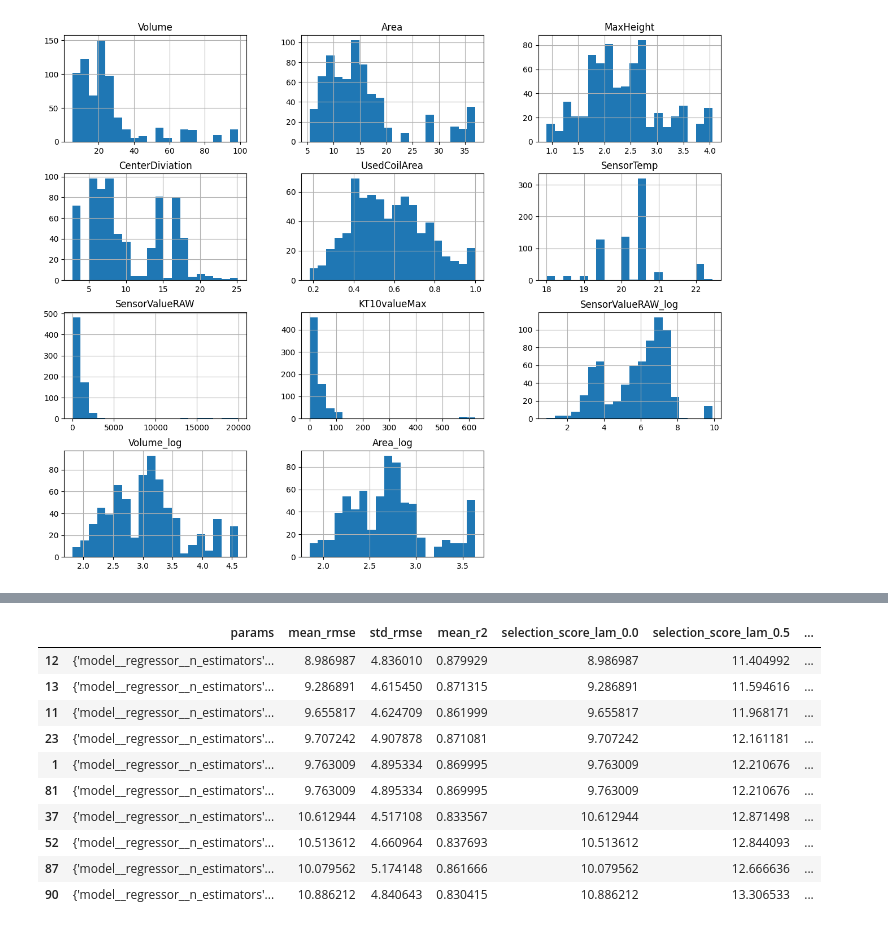
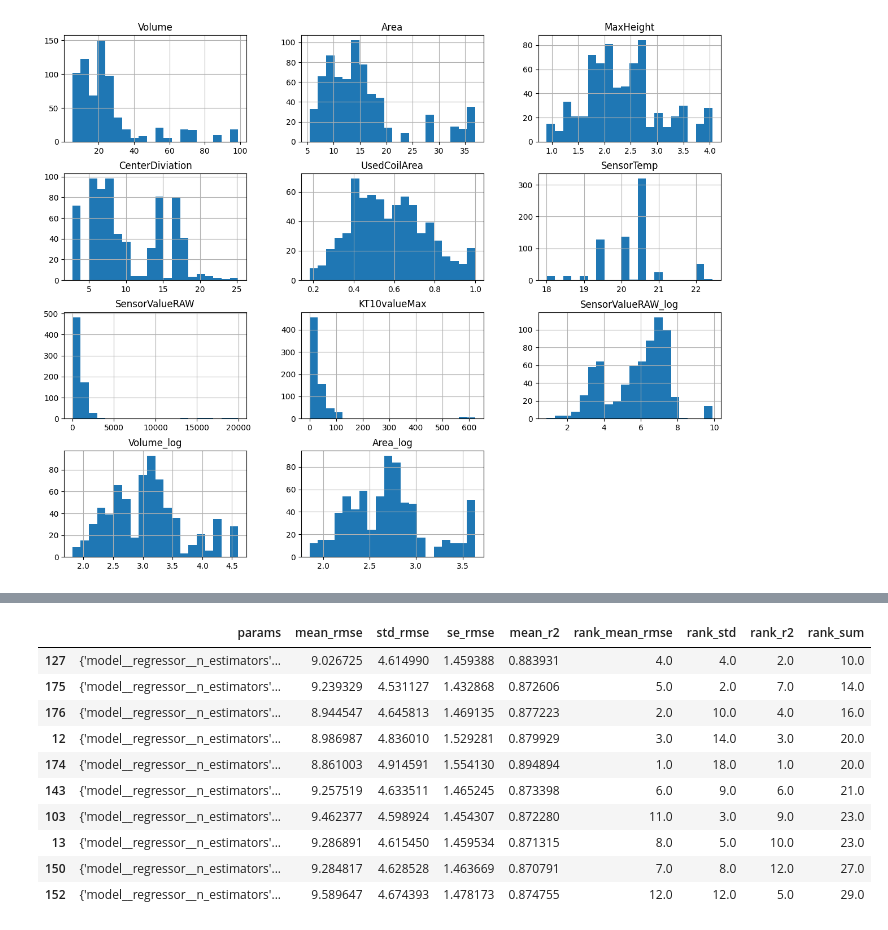
Before and after one commit to nixonsd/system-technologies-2026, a Jupyter notebook: system_technologies.ipynb, the cells around one changed output, grey strips where cells are left out. Saved outputs shown, nothing was run; the diff lists cells and outputs as text; code cells hidden in the pictures.

```diff
--- a/system_technologies.ipynb
+++ b/system_technologies.ipynb
@@ -127,9 +131,9 @@ pipeline = Pipeline([
     ("imputer", SimpleImputer(strategy="mean")),
     ("model", TransformedTargetRegressor(
         regressor=RandomForestRegressor(
-            n_estimators=100,
-            min_samples_split=5,
-            min_samples_leaf=2,
+            n_estimators=200,
+            min_samples_split=2,
+            min_samples_leaf=1,
             max_depth=10,
             random_state=42,
             n_jobs=-1
@@ -186,7 +190,7 @@ print("\nOverall Performance:")
 print(f"R^2  : {r2_scores.mean():.4f} ± {r2_scores.std():.4f}")
 print(f"RMSE: {rmse_scores.mean():.4f} ± {rmse_scores.std():.4f}")
 
-train_sizes = np.linspace(0.2, 1.0, 8)
+train_sizes = np.linspace(0.2, 1.0, 12)
 
 train_sizes_abs, train_scores, val_scores = learning_curve(
     estimator=pipeline,
@@ -243,7 +247,7 @@ scoring = {
 random_search = RandomizedSearchCV(
     estimator=pipeline,
     param_distributions=param_distributions,
-    n_iter=100,
+    n_iter=200,
     cv=kf,
     scoring=scoring,
     n_jobs=-1,
@@ -260,11 +264,28 @@ results["mean_rmse"] = -results["mean_test_rmse"]
 results["std_rmse"] = results["std_test_rmse"]
 results["mean_r2"] = results["mean_test_r2"]
 
-for lam in [0.0, 0.5, 1.0, 2.0]:
-    results[f"selection_score_lam_{lam}"] = results["mean_rmse"] + lam * results["std_rmse"]
+n_splits = kf.get_n_splits()
+results["se_rmse"] = results["std_rmse"] / np.sqrt(n_splits)
 
-score_col = "selection_score_lam_1.0"
-best_row = results.sort_values(score_col).iloc[0]
+best_idx = results["mean_rmse"].idxmin()
+best_mean = results.loc[best_idx, "mean_rmse"]
+best_se = results.loc[best_idx, "se_rmse"]
+
+threshold = best_mean + best_se
+
+candidates = results[results["mean_rmse"] <= threshold].copy()
+
+candidates["rank_std"] = candidates["std_rmse"].rank(method="min")
+candidates["rank_r2"] = (-candidates["mean_r2"]).rank(method="min")
+candidates["rank_mean_rmse"] = candidates["mean_rmse"].rank(method="min")
+
+candidates["rank_sum"] = (
+    candidates["rank_mean_rmse"] +
+    candidates["rank_std"] +
+    candidates["rank_r2"]
+)
+
+best_row = candidates.sort_values(["rank_sum", "std_rmse", "mean_r2"], ascending=[True, True, False]).iloc[0]
 
 print("Best Parameters:")
 print(best_row["params"])
@@ -272,21 +293,23 @@ print(best_row["params"])
 print("\nBest Metrics:")
 print(f"Mean RMSE: {best_row['mean_rmse']:.4f}")
 print(f"Std RMSE : {best_row['std_rmse']:.4f}")
+print(f"SE RMSE  : {best_row['se_rmse']:.4f}")
 print(f"Mean R^2 : {best_row['mean_r2']:.4f}")
-print(f"Selection score ({score_col}): {best_row[score_col]:.4f}")
+print(f"1-SE threshold: {threshold:.4f}")
 
 display_cols = [
     "params",
     "mean_rmse",
     "std_rmse",
+    "se_rmse",
     "mean_r2",
-    "selection_score_lam_0.0",
-    "selection_score_lam_0.5",
-    "selection_score_lam_1.0",
-    "selection_score_lam_2.0",
+    "rank_mean_rmse",
+    "rank_std",
+    "rank_r2",
+    "rank_sum",
 ]
 
-top_results = results[display_cols].sort_values(score_col).head(10)
+top_results = candidates[display_cols].sort_values(["rank_sum", "std_rmse"]).head(10)
 top_results
 # %% [output]
 Best Parameters:
@@ -300,11 +324,11 @@ Selection score (selection_score_lam_1.0): 13.8230
-|  | params | mean_rmse | std_rmse | mean_r2 | selection_score_lam_0.0 | selection_score_lam_0.5 | ... |
-| 12 | {'model__regressor__n_estimators'... | 8.986987 | 4.836010 | 0.879929 | 8.986987 | 11.404992 | ... |
-| 13 | {'model__regressor__n_estimators'... | 9.286891 | 4.615450 | 0.871315 | 9.286891 | 11.594616 | ... |
-| 11 | {'model__regressor__n_estimators'... | 9.655817 | 4.624709 | 0.861999 | 9.655817 | 11.968171 | ... |
-| 23 | {'model__regressor__n_estimators'... | 9.707242 | 4.907878 | 0.871081 | 9.707242 | 12.161181 | ... |
-| 1 | {'model__regressor__n_estimators'... | 9.763009 | 4.895334 | 0.869995 | 9.763009 | 12.210676 | ... |
-| 81 | {'model__regressor__n_estimators'... | 9.763009 | 4.895334 | 0.869995 | 9.763009 | 12.210676 | ... |
-| 37 | {'model__regressor__n_estimators'... | 10.612944 | 4.517108 | 0.833567 | 10.612944 | 12.871498 | ... |
-| 52 | {'model__regressor__n_estimators'... | 10.513612 | 4.660964 | 0.837693 | 10.513612 | 12.844093 | ... |
-| 87 | {'model__regressor__n_estimators'... | 10.079562 | 5.174148 | 0.861666 | 10.079562 | 12.666636 | ... |
-| 90 | {'model__regressor__n_estimators'... | 10.886212 | 4.840643 | 0.830415 | 10.886212 | 13.306533 | ... |
+|  | params | mean_rmse | std_rmse | se_rmse | mean_r2 | rank_mean_rmse | rank_std | rank_r2 | rank_sum |
+| 127 | {'model__regressor__n_estimators'... | 9.026725 | 4.614990 | 1.459388 | 0.883931 | 4.0 | 4.0 | 2.0 | 10.0 |
+| 175 | {'model__regressor__n_estimators'... | 9.239329 | 4.531127 | 1.432868 | 0.872606 | 5.0 | 2.0 | 7.0 | 14.0 |
+| 176 | {'model__regressor__n_estimators'... | 8.944547 | 4.645813 | 1.469135 | 0.877223 | 2.0 | 10.0 | 4.0 | 16.0 |
+| 12 | {'model__regressor__n_estimators'... | 8.986987 | 4.836010 | 1.529281 | 0.879929 | 3.0 | 14.0 | 3.0 | 20.0 |
+| 174 | {'model__regressor__n_estimators'... | 8.861003 | 4.914591 | 1.554130 | 0.894894 | 1.0 | 18.0 | 1.0 | 20.0 |
+| 143 | {'model__regressor__n_estimators'... | 9.257519 | 4.633511 | 1.465245 | 0.873398 | 6.0 | 9.0 | 6.0 | 21.0 |
+| 103 | {'model__regressor__n_estimators'... | 9.462377 | 4.598924 | 1.454307 | 0.872280 | 11.0 | 3.0 | 9.0 | 23.0 |
+| 13 | {'model__regressor__n_estimators'... | 9.286891 | 4.615450 | 1.459534 | 0.871315 | 8.0 | 5.0 | 10.0 | 23.0 |
+| 150 | {'model__regressor__n_estimators'... | 9.284817 | 4.628528 | 1.463669 | 0.870791 | 7.0 | 8.0 | 12.0 | 27.0 |
+| 152 | {'model__regressor__n_estimators'... | 9.589647 | 4.674393 | 1.478173 | 0.874755 | 12.0 | 12.0 | 5.0 | 29.0 |
```
Also changed, not shown: parts of 5 cells of this notebook.
